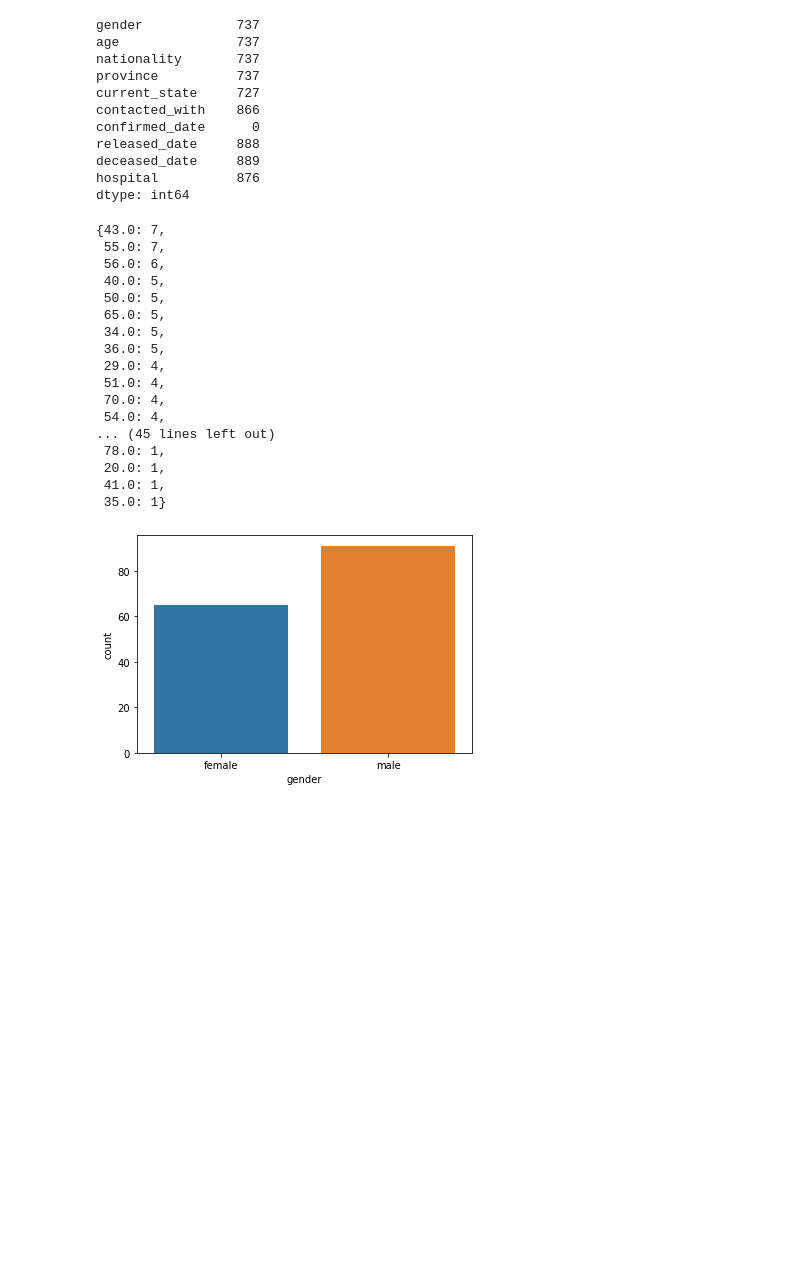
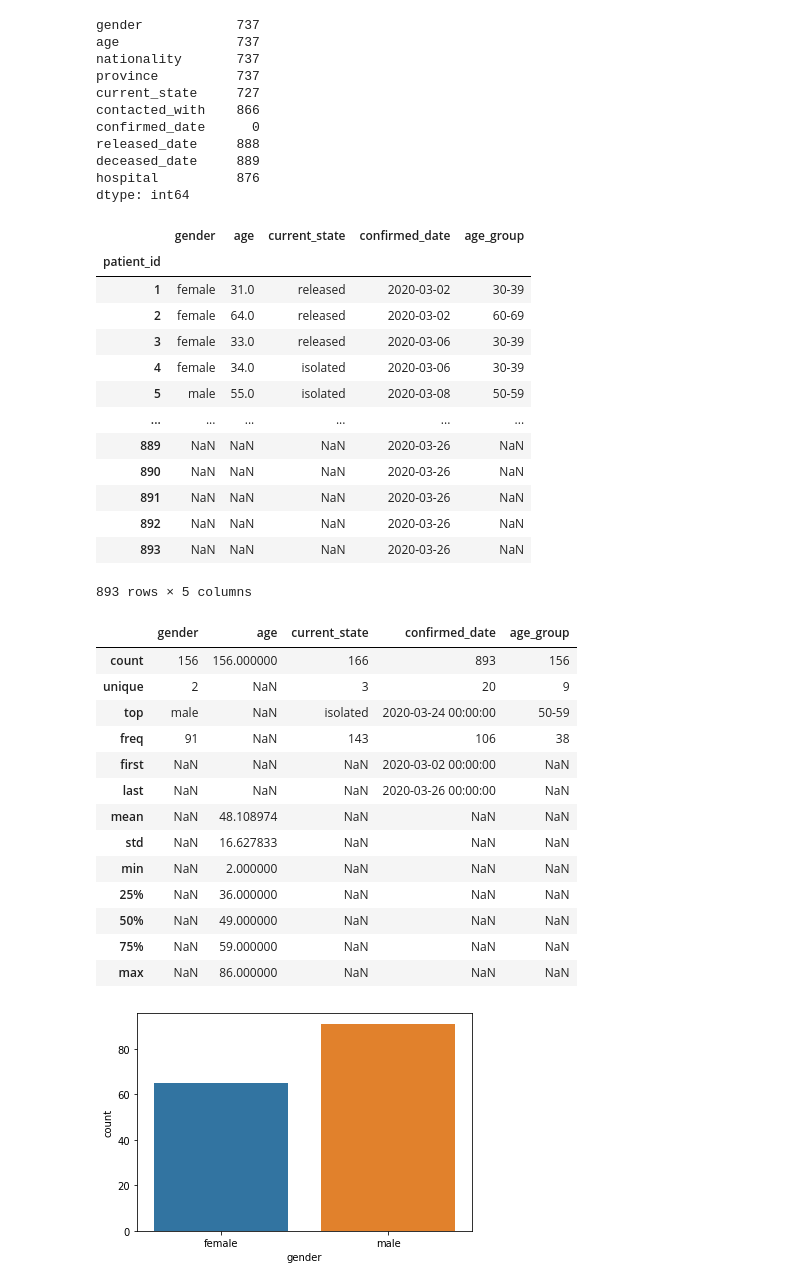
Before and after one commit to marfanwicaksono/covid19-exploration-analysis, a Jupyter notebook: indonesia-coronavirus-cases/indonesia-coronavirus-cases.ipynb, the cells around one changed output. Saved outputs shown, nothing was run; the diff lists cells and outputs as text; code cells hidden in the pictures; blank space fills up the shorter version.

```diff
--- a/indonesia-coronavirus-cases/indonesia-coronavirus-cases.ipynb
+++ b/indonesia-coronavirus-cases/indonesia-coronavirus-cases.ipynb
@@ -69,42 +69,61 @@ dtype: int64
 # %%
 # Take only required column
 
+# df_patient = df_patient[[
+#     'gender',
+#     'age',
+#     'nationality',
+#     'province',
+#     'current_state',
+#     'confirmed_date',
+#     'released_date',
+#     'deceased_date'
+# ]]
 df_patient = df_patient[[
     'gender',
     'age',
-    'nationality',
-    'province',
     'current_state',
     'confirmed_date',
-    'released_date',
-    'deceased_date'
 ]]
-
 df_patient['confirmed_date'] = pd.to_datetime(df_patient['confirmed_date'])
 
 bins = [0,10,20,30,40,50,60,70,80,90,100]
 labels = ['0-9','10-19','20-29','30-39','40-49','50-59','60-69','70-79','80-89','90-99']
 df_patient['age_group'] = pd.cut(df_patient['age'], bins=bins, labels=labels, right=False)
 
-df_patient['age'].value_counts().to_dict()
+# df_patient['age'].value_counts().to_dict()
+
+display(df_patient)
+df_patient.describe(include='all')
 # %% [output]
+|  | gender | age | current_state | confirmed_date | age_group |
+| patient_id |  |  |  |  |  |
+| 1 | female | 31.0 | released | 2020-03-02 | 30-39 |
+| 2 | female | 64.0 | released | 2020-03-02 | 60-69 |
+| 3 | female | 33.0 | released | 2020-03-06 | 30-39 |
+| 4 | female | 34.0 | isolated | 2020-03-06 | 30-39 |
+| 5 | male | 55.0 | isolated | 2020-03-08 | 50-59 |
+| ... | ... | ... | ... | ... | ... |
+| 889 | NaN | NaN | NaN | 2020-03-26 | NaN |
+| 890 | NaN | NaN | NaN | 2020-03-26 | NaN |
+| 891 | NaN | NaN | NaN | 2020-03-26 | NaN |
+| 892 | NaN | NaN | NaN | 2020-03-26 | NaN |
+| 893 | NaN | NaN | NaN | 2020-03-26 | NaN |
-{43.0: 7,
- 55.0: 7,
- 56.0: 6,
- 40.0: 5,
- 50.0: 5,
- 65.0: 5,
- 34.0: 5,
- 36.0: 5,
- 29.0: 4,
- 51.0: 4,
- 70.0: 4,
- 54.0: 4,
-... (45 lines left out)
- 78.0: 1,
- 20.0: 1,
- 41.0: 1,
- 35.0: 1}
+893 rows × 5 columns
+|  | gender | age | current_state | confirmed_date | age_group |
+| count | 156 | 156.000000 | 166 | 893 | 156 |
+| unique | 2 | NaN | 3 | 20 | 9 |
+| top | male | NaN | isolated | 2020-03-24 00:00:00 | 50-59 |
+| freq | 91 | NaN | 143 | 106 | 38 |
+| first | NaN | NaN | NaN | 2020-03-02 00:00:00 | NaN |
+| last | NaN | NaN | NaN | 2020-03-26 00:00:00 | NaN |
+| mean | NaN | 48.108974 | NaN | NaN | NaN |
+| std | NaN | 16.627833 | NaN | NaN | NaN |
+| min | NaN | 2.000000 | NaN | NaN | NaN |
+| 25% | NaN | 36.000000 | NaN | NaN | NaN |
+| 50% | NaN | 49.000000 | NaN | NaN | NaN |
+| 75% | NaN | 59.000000 | NaN | NaN | NaN |
+| max | NaN | 86.000000 | NaN | NaN | NaN |
 # %%
 sns.countplot(x='gender',data=df_patient)
 plt.show()
```
Also changed, not shown: parts of 3 cells of this notebook, 5 other files.
